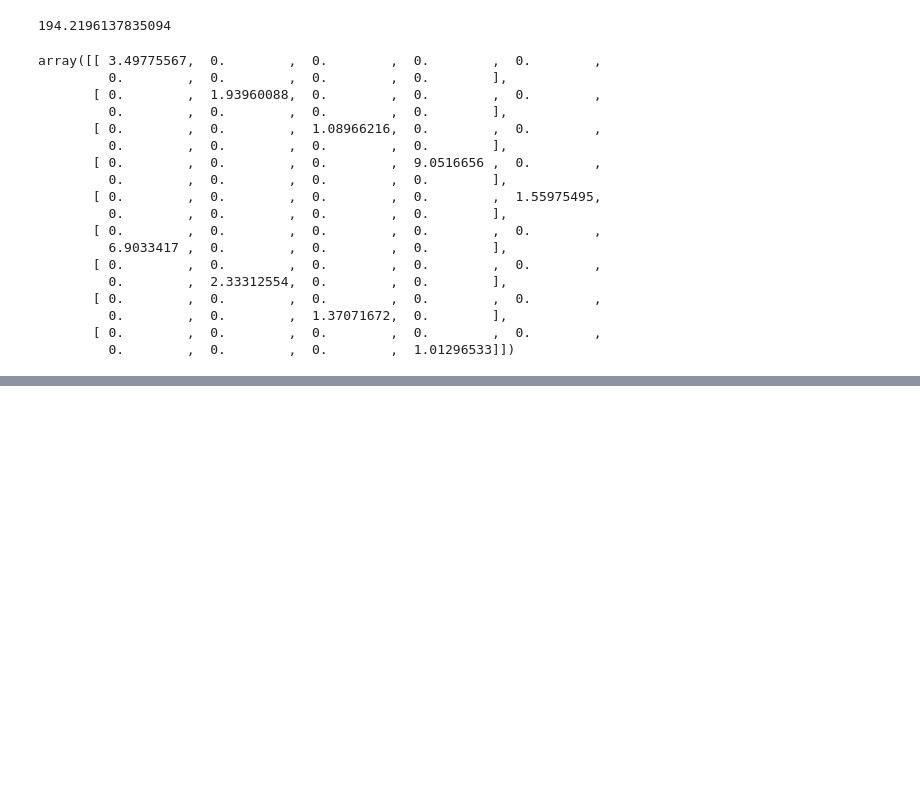
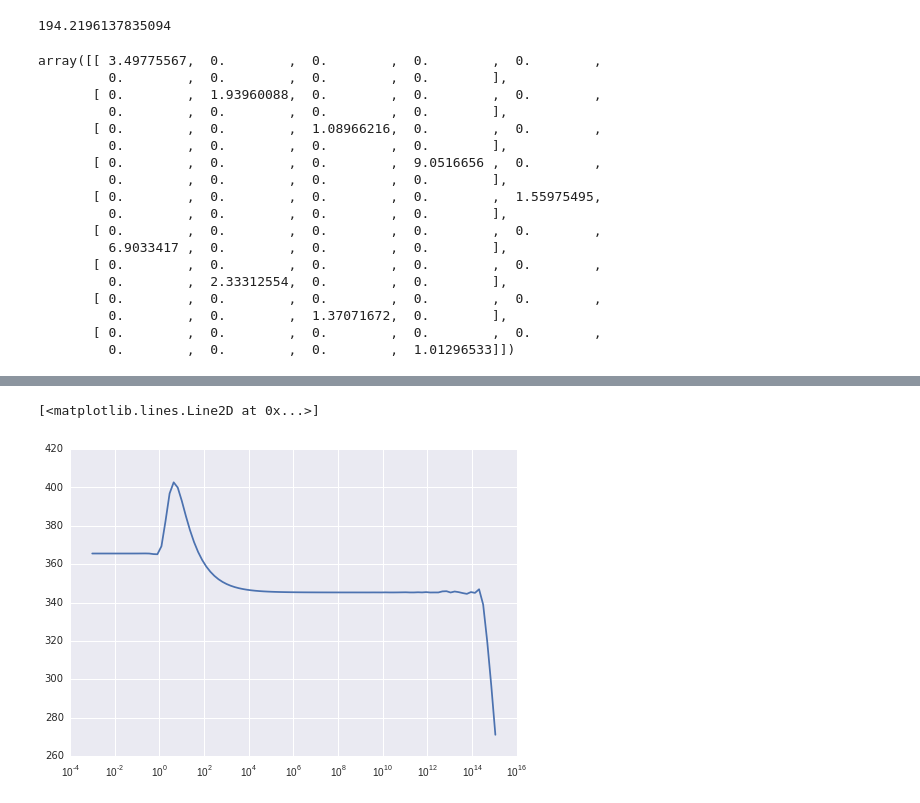
Before and after one commit to DesignInformaticsLab/EcoRacer2016, a Jupyter notebook: testing_NB.ipynb, the cells around one changed output, grey strips where cells are left out. Saved outputs shown, nothing was run; the diff lists cells and outputs as text; code cells hidden in the pictures; blank space fills up the shorter version.

```diff
--- a/testing_NB.ipynb
+++ b/testing_NB.ipynb
@@ -157,0 +154,9 @@ array([  0.00000000e+00,   1.77635684e-14,   4.97379915e-14,
+# %%
+scores = []
+for i in np.logspace(-10, 55, num=100, base=2):
+    scores += [rKrig.obj(np.ones(30)/i)]
+# %%
+plt.semilogx(np.logspace(-10, 50, num=100, base=2), scores)
+# %% [output]
+[<matplotlib.lines.Line2D at 0x...>]
+[figure, added]
```
Also changed, not shown: parts of 20 cells of this notebook, 2 other files.
